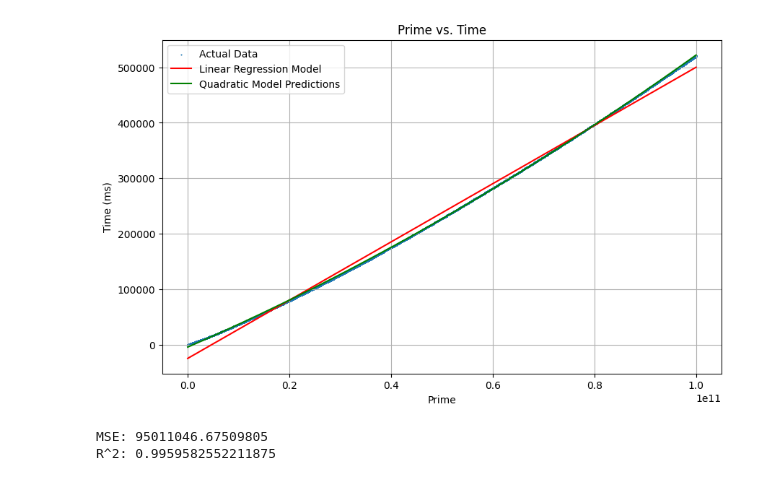
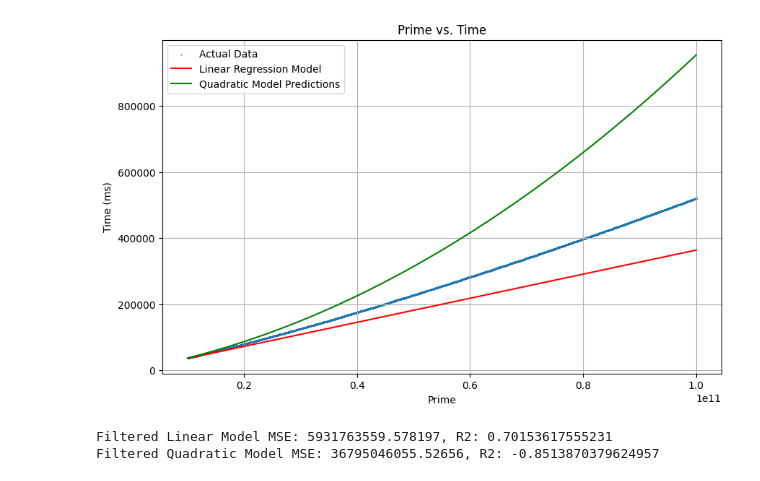
Before and after one commit to 25nagi/portfolio, a Jupyter notebook: workspace/Prim_CalculatingTime/Prime_CalculatingTime.ipynb, the cells around one changed output. Drawn from its saved outputs; the diff is of its cells as text; code cells hidden in the pictures.

Commit message:
Prim_CalculatingTime was modified and Graphs were uploaded

```diff
--- a/workspace/Prim_CalculatingTime/Prime_CalculatingTime.ipynb
+++ b/workspace/Prim_CalculatingTime/Prime_CalculatingTime.ipynb
@@ -75,7 +75,7 @@ time = df['Time']
 X_train, X_test, y_train, y_test = train_test_split(prime, time, test_size=0.2, random_state=42)
 
 # 2次の多項式モデルを作成し、頂点を原点に設定
-quadratic_model = make_pipeline(PolynomialFeatures(degree=2, include_bias=False), LinearRegression())
+quadratic_model = make_pipeline(PolynomialFeatures(degree=2, include_bias=False), LinearRegression(fit_intercept=False))
 quadratic_model.fit(X_train, y_train)
 quadratic_predictions = quadratic_model.predict(prime)
 
@@ -98,7 +98,7 @@ mse = mean_squared_error(y_test, y_pred)
 r2 = r2_score(y_test, y_pred)
 
 print(f"MSE: {mse}")
-print(f"R^2: {r2}")
+print(f"R2: {r2}")
 
 # 係数の表示
 coefficients = quadratic_model.named_steps['linearregression'].coef_
@@ -114,57 +114,81 @@ Intercept: 36.46150112514442
 # %%
 import pandas as pd
 import matplotlib.pyplot as plt
+from sklearn.model_selection import train_test_split
 from sklearn.linear_model import LinearRegression
+from sklearn.pipeline import make_pipeline
+from sklearn.preprocessing import PolynomialFeatures
+from sklearn.metrics import mean_squared_error, r2_score
 
 # CSVファイルのパス
 file_path = '/content/drive/MyDrive/Colab Notebooks/Prim_CalculatingTime/prime_11th_times.csv'
 
 # CSVファイルを読み込む
 df = pd.read_csv(file_path)
+df_filtered = df[df['Prime'] > 10**10]
 prime=df[['Prime']]
 time=df['Time']
 
-# データを訓練セットとテストセットに分割
-X_train, X_test, y_train, y_test = train_test_split(prime, time, test_size=0.2, random_state=42)
+linear_predictions = linear_model.predict(df_filtered[['Prime']])
+quadratic_predictions = quadratic_model.predict(df_filtered[['Prime']])
 
-# 線形回帰モデル
-linear_model = LinearRegression()
-linear_model.fit(X_train, y_train)
-linear_predictions = linear_model.predict(prime)
-lineary_pred = linear_model.predict(X_test)
+# # データを訓練セットとテストセットに分割
+# X_train, X_test, y_train, y_test = train_test_split(prime, time, test_size=0.2, random_state=42)
 
-# 非線形モデル
-quadratic_model = make_pipeline(PolynomialFeatures(degree=2, include_bias=False), LinearRegression())
-quadratic_model.fit(X_train, y_train)
-quadratic_predictions = quadratic_model.predict(prime)
-quadratic_y_pred = quadratic_model.predict(X_test)
+# # 線形回帰モデル
+# linear_model = LinearRegression()
+# linear_model.fit(X_train, y_train)
+# linear_predictions = linear_model.predict(prime)
+# linear_y_pred = linear_model.predict(X_test)
+
+# # 非線形モデル
+# quadratic_model = make_pipeline(PolynomialFeatures(degree=2, include_bias=False), LinearRegression())
+# quadratic_model.fit(X_train, y_train)
+# quadratic_predictions = quadratic_model.predict(prime)
+# quadratic_y_pred = quadratic_model.predict(X_test)
 
 # グラフの作成
 plt.figure(figsize=(10, 6))
-plt.scatter(prime, time, marker='.', s=1, label='Actual Data')
-plt.plot(prime, linear_predictions, color='red', label='Linear Regression Model')
-plt.plot(prime, quadratic_predictions, color='green', label='Quadratic Model Predictions')
+plt.scatter(df_filtered['Prime'], df_filtered['Time'], marker='.', s=1, label='Actual Data')
+plt.plot(df_filtered['Prime'], linear_predictions, color='red', label='Linear Regression Model')
+plt.plot(df_filtered['Prime'], quadratic_predictions, color='green', label='Quadratic Model Predictions')
 
 plt.xlabel('Prime')
 plt.ylabel('Time (ms)')
 plt.title('Prime vs. Time')
 plt.legend()
 plt.grid(True)
 plt.show()
 
-# 平均二乗誤差（MSE）の計算
-mse = mean_squared_error(time, linear_predictions)
+linear_mse_filtered = mean_squared_error(df_filtered['Time'], linear_predictions)
+linear_r2_filtered = r2_score(df_filtered['Time'], linear_predictions)
 
-# 決定係数（R^2）の計算
-r2 = r2_score(time, linear_predictions)
+quadratic_mse_filtered = mean_squared_error(df_filtered['Time'], quadratic_predictions)
+quadratic_r2_filtered = r2_score(df_filtered['Time'], quadratic_predictions)
 
-# 誤差と評価指標の出力
-print(f"MSE: {mse}")
-print(f"R^2: {r2}")
+print(f"Filtered Linear Model MSE: {linear_mse_filtered}, R2: {linear_r2_filtered}")
+print(f"Filtered Quadratic Model MSE: {quadratic_mse_filtered}, R2: {quadratic_r2_filtered}")
+
+# # 線形モデルのMSEとR^2
+# linear_mse = mean_squared_error(y_test, linear_y_pred)
+# linear_r2 = r2_score(y_test, linear_y_pred)
+
+# # 非線形モデルのMSEとR^2
+# quadratic_mse = mean_squared_error(y_test, quadratic_y_pred)
+# quadratic_r2 = r2_score(y_test, quadratic_y_pred)
+
+# print(f"Linear Model MSE: {linear_mse}, R^2: {linear_r2}")
+# print(f"Quadratic Model MSE: {quadratic_mse}, R^2: {quadratic_r2}")
+
+# # 係数の表示
+# linear_coefficients = linear_model.coef_
+# quadratic_coefficients = quadratic_model.named_steps['linearregression'].coef_
+# print(f"Linear Model coefficients: {linear_coefficients}")
+# print(f"Quadratic Model coefficients: {quadratic_coefficients}")
 # %% [output]
-[figure, old version]
+[figure, new version]
-MSE: 95011046.67509805
-R^2: 0.9959582552211875
+Filtered Linear Model MSE: 5931763559.578197, R2: 0.70153617555231
+Filtered Quadratic Model MSE: 36795046055.52656, R2: -0.8513870379624957
 # %%
 from google.colab import drive
 drive.mount('/content/drive')
```
Also changed, not shown: parts of 3 cells of this notebook, 6 other files.
